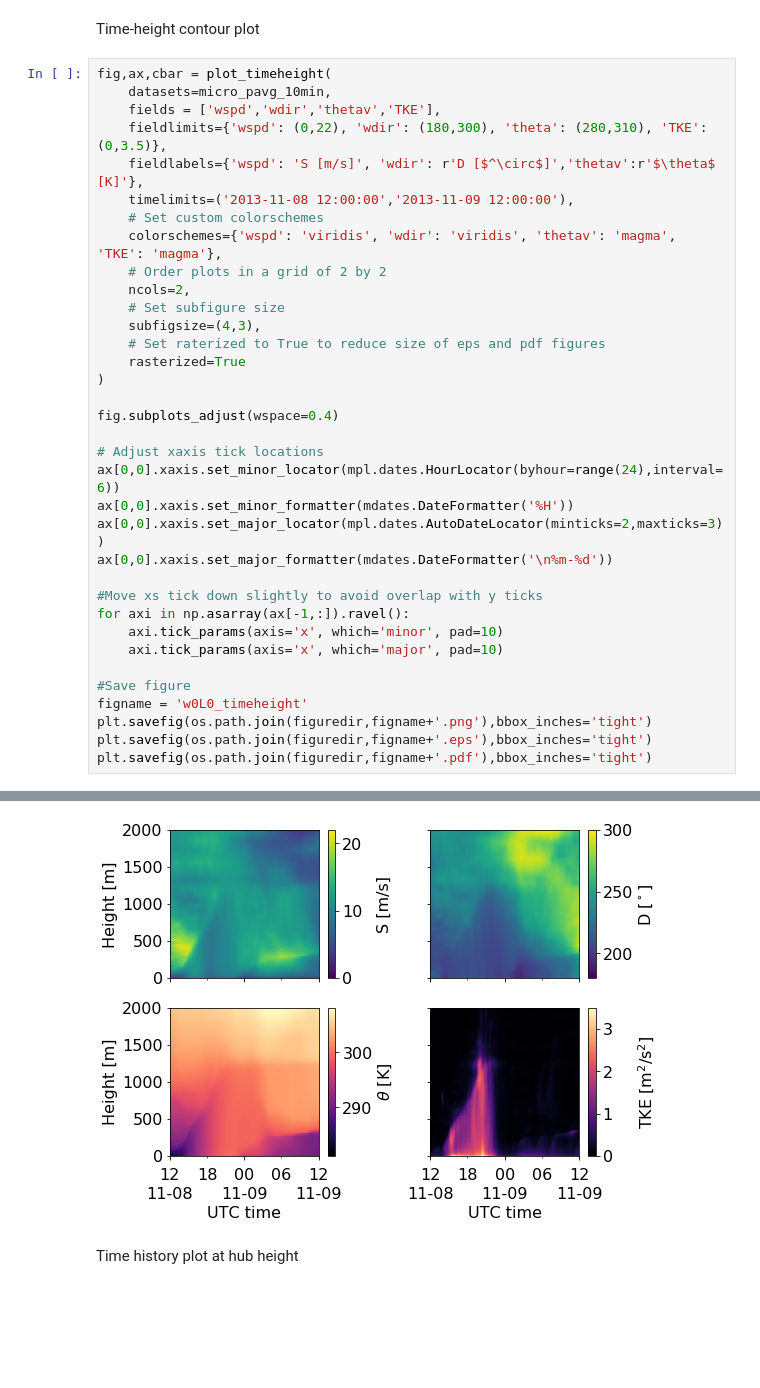
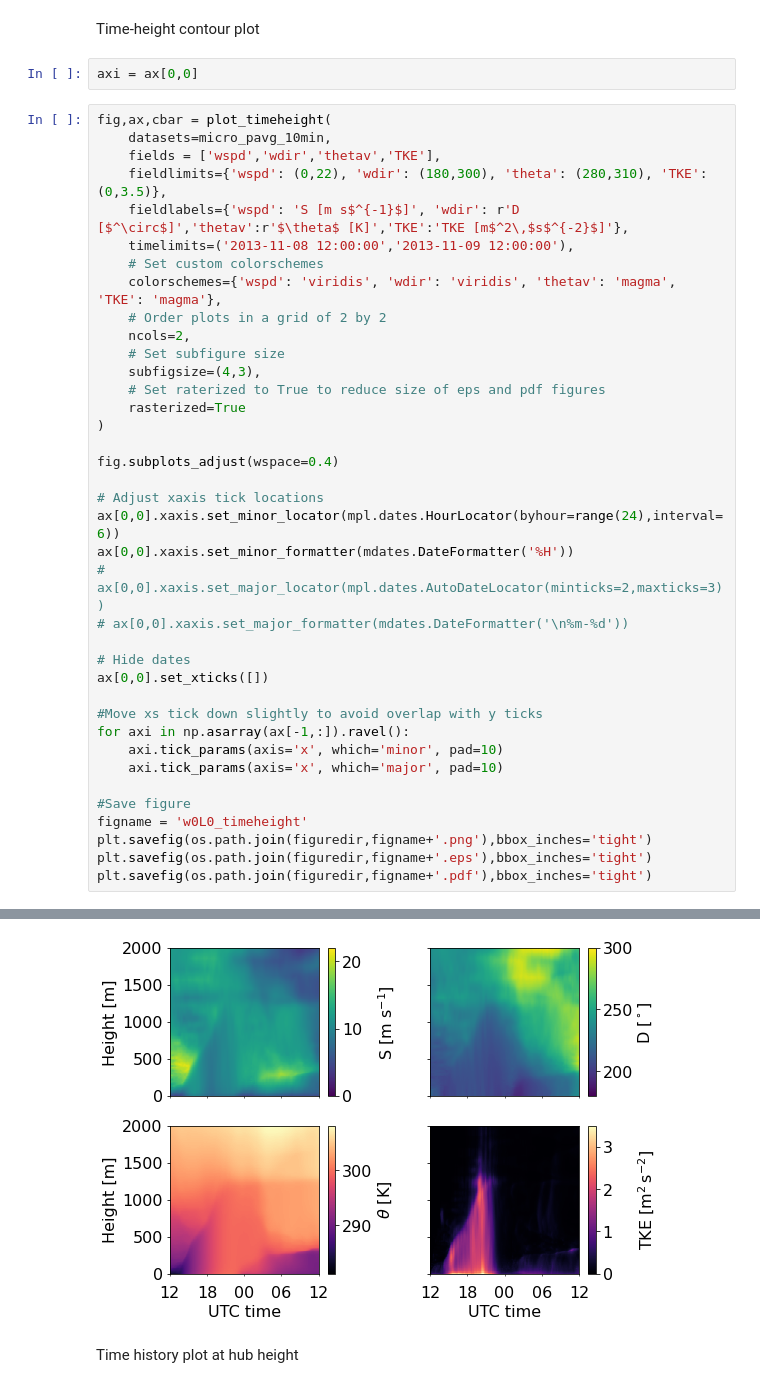
Before and after one commit to a2e-mmc/assessment, a Jupyter notebook: studies/budget_components_coupling/plot_microscale_case.ipynb, the cells around one changed output, grey strips where cells are left out. Drawn from its saved outputs; the diff is of its cells as text; blank space fills up the shorter version.

Commit message:
Update figure formatting for rev3

```diff
--- a/studies/budget_components_coupling/plot_microscale_case.ipynb
+++ b/studies/budget_components_coupling/plot_microscale_case.ipynb
@@ -141,12 +154,14 @@ Wall time: 7.94 s
 ## 3. Plot results
 # %% [markdown]
 Time-height contour plot
+# %%
+axi = ax[0,0]
 # %%
 fig,ax,cbar = plot_timeheight(
     datasets=micro_pavg_10min,
     fields = ['wspd','wdir','thetav','TKE'],
     fieldlimits={'wspd': (0,22), 'wdir': (180,300), 'theta': (280,310), 'TKE': (0,3.5)},
-    fieldlabels={'wspd': 'S [m/s]', 'wdir': r'D [$^\circ$]','thetav':r'$\theta$ [K]'},
+    fieldlabels={'wspd': 'S [m s$^{-1}$]', 'wdir': r'D [$^\circ$]','thetav':r'$\theta$ [K]','TKE':'TKE [m$^2\,$s$^{-2}$]'},
     timelimits=('2013-11-08 12:00:00','2013-11-09 12:00:00'),
     # Set custom colorschemes
     colorschemes={'wspd': 'viridis', 'wdir': 'viridis', 'thetav': 'magma', 'TKE': 'magma'},
@@ -163,8 +178,11 @@ fig.subplots_adjust(wspace=0.4)
 # Adjust xaxis tick locations
 ax[0,0].xaxis.set_minor_locator(mpl.dates.HourLocator(byhour=range(24),interval=6))
 ax[0,0].xaxis.set_minor_formatter(mdates.DateFormatter('%H'))
-ax[0,0].xaxis.set_major_locator(mpl.dates.AutoDateLocator(minticks=2,maxticks=3))
-ax[0,0].xaxis.set_major_formatter(mdates.DateFormatter('\n%m-%d'))
+# ax[0,0].xaxis.set_major_locator(mpl.dates.AutoDateLocator(minticks=2,maxticks=3))
+# ax[0,0].xaxis.set_major_formatter(mdates.DateFormatter('\n%m-%d'))
+
+# Hide dates
+ax[0,0].set_xticks([])
 
 #Move xs tick down slightly to avoid overlap with y ticks
 for axi in np.asarray(ax[-1,:]).ravel():
@@ -184,4 +198,4 @@ To register the converters:
-[figure, old version]
+[figure, new version]
 # %% [markdown]
 Time history plot at hub height
 # %%
```
Also changed, not shown: parts of 11 cells of this notebook, 1 other file.
